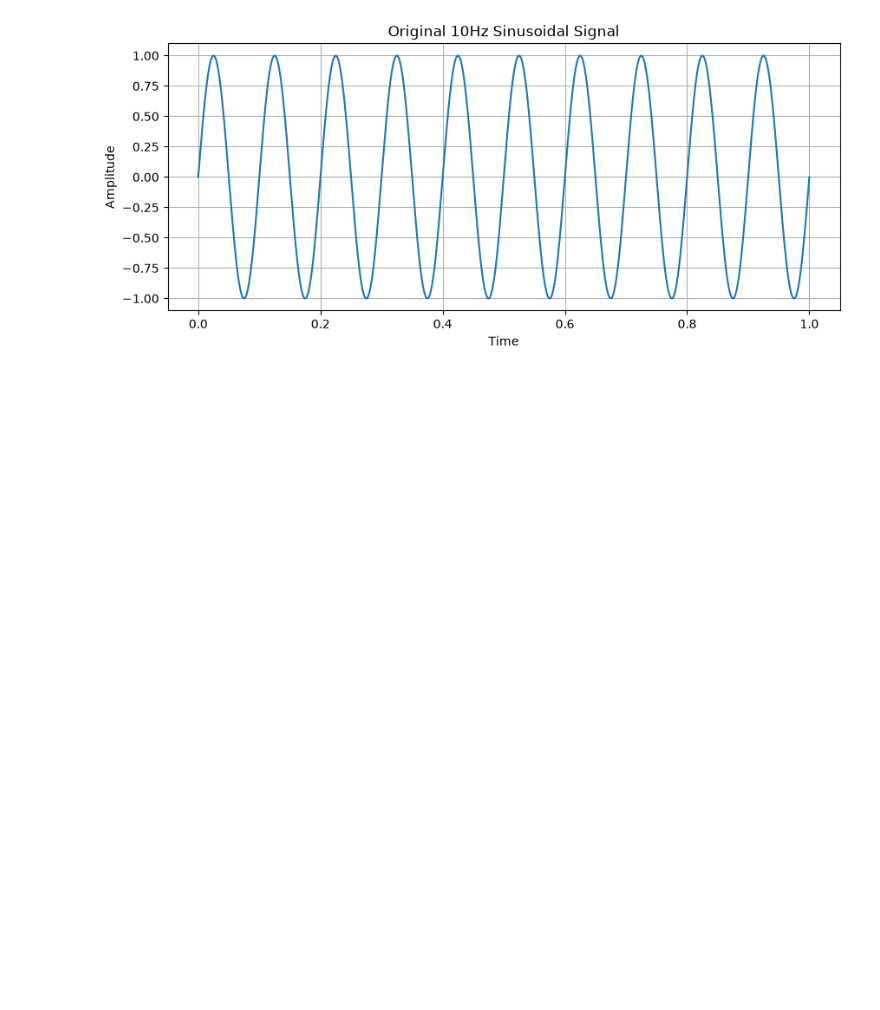
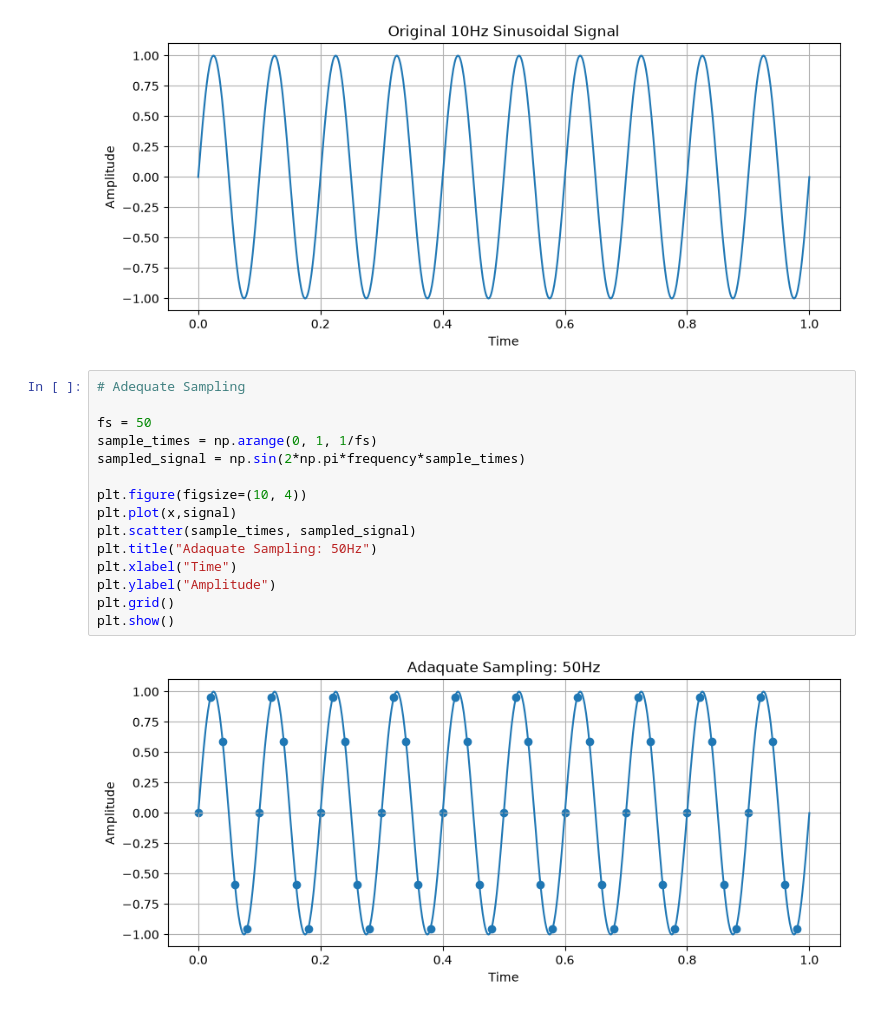
Before and after one commit to Aslngsng/Digital-Image-Processing, a Jupyter notebook: 01_notebook.ipynb, the cells around one changed output. Cells and saved outputs as stored; diff of their text form; blank space fills up the shorter version.

Commit message:
adequate sampling

```diff
--- a/01_notebook.ipynb
+++ b/01_notebook.ipynb
@@ -159,3 +159,20 @@ plt.show()
 # for a 10Hz signal, the theoretical Nyquist rate is 20Hz, which means we need to sample at least 20 times per second to accurately capture the signal. Let's demonstrate this by sampling the signal at different rates
 # %% [output]
 [figure]
+# %%
+# Adequate Sampling
+
+fs = 50
+sample_times = np.arange(0, 1, 1/fs)
+sampled_signal = np.sin(2*np.pi*frequency*sample_times)
+
+plt.figure(figsize=(10, 4))
+plt.plot(x,signal)
+plt.scatter(sample_times, sampled_signal)
+plt.title("Adaquate Sampling: 50Hz")
+plt.xlabel("Time")
+plt.ylabel("Amplitude")
+plt.grid()
+plt.show()
+# %% [output]
+[figure, added]
```
